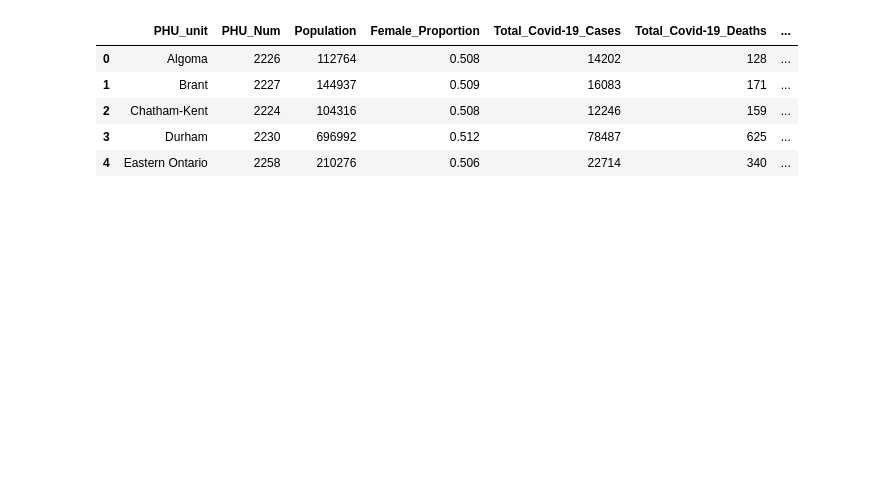
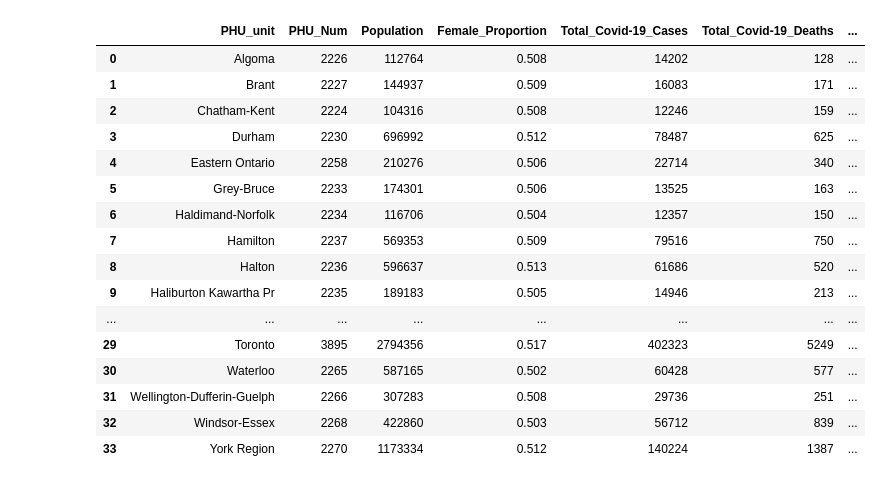
Before and after one commit to Alexander-Gebreamlak/COVID-19-Mortality-in-Ontario-Nursing-Homes, a Jupyter notebook: Covid-19 Ontario Mortality Nursing Home Analysis.ipynb, the cells around one changed output. Saved outputs shown, nothing was run; the diff lists cells and outputs as text; code cells hidden in the pictures; blank space fills up the shorter version.

```diff
--- a/Covid-19 Ontario Mortality Nursing Home Analysis.ipynb
+++ b/Covid-19 Ontario Mortality Nursing Home Analysis.ipynb
@@ -24,15 +24,26 @@ from sklearn import preprocessing
 # %%
 #Q1 Manually created this dataset using Census data from 2021 - https://www12.statcan.gc.ca/census-recensement/index-eng.cfm
 # COVID-19 Case data by Public Health Unit is collected until June 4th 2024 - https://data.ontario.ca/dataset/confirmed-positive-cases-of-covid-19-in-ontario/resource/455fd63b-603d-4608-8216-7d8647f43350
 # COVID-19 Death data by Public Health Unit is collected until October 27th 2024 - https://www.publichealthontario.ca/en/Data-and-Analysis/Infectious-Disease/Respiratory-Virus-Tool
 df = pd.read_excel(pwd + "/data/PHU_Data.xlsx")
-df.head()
+df
 # %% [output]
 |  | PHU_unit | PHU_Num | Population | Female_Proportion | Total_Covid-19_Cases | Total_Covid-19_Deaths | ... |
 | 0 | Algoma | 2226 | 112764 | 0.508 | 14202 | 128 | ... |
 | 1 | Brant | 2227 | 144937 | 0.509 | 16083 | 171 | ... |
 | 2 | Chatham-Kent | 2224 | 104316 | 0.508 | 12246 | 159 | ... |
 | 3 | Durham | 2230 | 696992 | 0.512 | 78487 | 625 | ... |
 | 4 | Eastern Ontario | 2258 | 210276 | 0.506 | 22714 | 340 | ... |
+| 5 | Grey-Bruce | 2233 | 174301 | 0.506 | 13525 | 163 | ... |
+| 6 | Haldimand-Norfolk | 2234 | 116706 | 0.504 | 12357 | 150 | ... |
+| 7 | Hamilton | 2237 | 569353 | 0.509 | 79516 | 750 | ... |
+| 8 | Halton | 2236 | 596637 | 0.513 | 61686 | 520 | ... |
+| 9 | Haliburton Kawartha Pr | 2235 | 189183 | 0.505 | 14946 | 213 | ... |
+| ... | ... | ... | ... | ... | ... | ... | ... |
+| 29 | Toronto | 3895 | 2794356 | 0.517 | 402323 | 5249 | ... |
+| 30 | Waterloo | 2265 | 587165 | 0.502 | 60428 | 577 | ... |
+| 31 | Wellington-Dufferin-Guelph | 2266 | 307283 | 0.508 | 29736 | 251 | ... |
+| 32 | Windsor-Essex | 2268 | 422860 | 0.503 | 56712 | 839 | ... |
+| 33 | York Region | 2270 | 1173334 | 0.512 | 140224 | 1387 | ... |
 # %%
 #Q2 Mapping housing, socio-economic, and demographic factors from dataset above to previous dataset created
```
Also changed, not shown: parts of 2 cells of this notebook, 4 other files.
